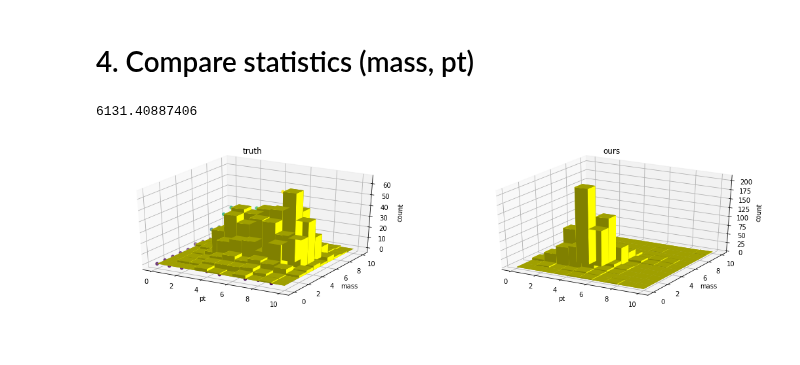
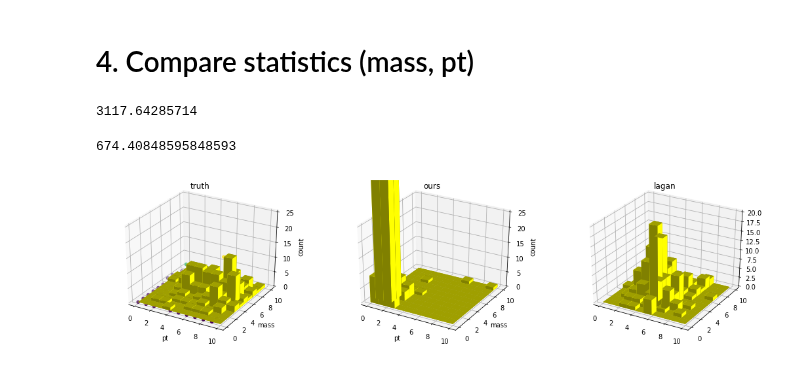
Before and after one commit to adamlu123/SparseImageFlows, a Jupyter notebook: Notebooks/quantize_image.ipynb, the cells around one changed output. Drawn from its saved outputs; the diff is of its cells as text; code cells hidden in the pictures.

```diff
--- a/Notebooks/quantize_image.ipynb
+++ b/Notebooks/quantize_image.ipynb
@@ -27,3 +27,7 @@ image = load_data_LAGAN(subset='background')  # signal
 bins = np.linspace(0,284,285)
 inds = np.digitize(image, bins)
 quantized_image = np.digitize(image, bins, right=False) - 1
+# %%
+with h5py.File(img_dir+'/lagan_data.h5', 'r') as f:
+    samples_lagan = np.asarray(f['lagan_generated_signal_images'])
+print('samples lagan shape', samples_lagan.shape)
@@ -74,7 +86,7 @@ image.mean()
 [figure]
 # %%
 sampledir = '/extra/yadongl10/BIG_sandbox/SparseImageFlows_result/lagan_pixelcnn/Mixture'
-with open(sampledir+'/Mix_discretized_sample_5.pkl', 'rb') as f:
+with open(sampledir+'/Mix_discretized_sample_50.pkl', 'rb') as f:
     x = pkl.load(f)
 sample_sg = np.asarray(x).reshape(-1, 25, 25)
 print(sample_sg.shape)
@@ -112,7 +124,7 @@ plt.legend()
 # %%
 fig, ax = plt.subplots(figsize=(7, 6))
 
-_, bins, _ = plt.hist(image[:1000].ravel(),
+_, bins, _ = plt.hist(image[:200].ravel(),
            bins=np.linspace(0,300,50), histtype='step', label='Truth signal', color='blue')
 
 _, bins, _ = plt.hist(sample_sg.ravel(),  # to make sure have same amount of samples
@@ -156,48 +168,49 @@ class ChiSquareTest(object):
         return count
 # %%
 bins = 10
-n = 1000
-mass, pt = discrete_mass(image[:n]), discrete_pt(image[:n])
+n = 200
+mass, pt = discrete_mass(image[2*n:3*n]), discrete_pt(image[2*n:3*n])
 chi2 = ChiSquareTest(bins=bins, truth=(mass, pt))
 count_truth = chi2.expectation
 
 mass_ours, pt_ours = discrete_mass(sample_sg), discrete_pt(sample_sg)
 distance_ours, count_ours = chi2.getChisquare((mass_ours, pt_ours))
 print(distance_ours)
-# mass_lagan, pt_lagan = discrete_mass(samples_lagan), discrete_pt(samples_lagan)
-# distance_lagan, count_lagan = chi2.getChisquare((mass_lagan, pt_lagan))
-# distance_lagan
+mass_lagan, pt_lagan = discrete_mass(samples_lagan[:n]), discrete_pt(samples_lagan[:n])
+distance_lagan, count_lagan = chi2.getChisquare((mass_lagan, pt_lagan))
+distance_lagan
 # %% [output]
-6131.40887406
+3117.64285714
+674.40848595848593
 # %%
 from mpl_toolkits.mplot3d import Axes3D
 fig = plt.figure(figsize=(18, 4.5))
-ax1 = fig.add_subplot(121, projection='3d')
-ax2 = fig.add_subplot(122, projection='3d')
-# ax3 = fig.add_subplot(133, projection='3d')
+ax1 = fig.add_subplot(131, projection='3d')
+ax2 = fig.add_subplot(132, projection='3d')
+ax3 = fig.add_subplot(133, projection='3d')
 
 _x = np.arange(bins)
 _y = np.arange(bins)
 _xx, _yy = np.meshgrid(_x, _y)
 x, y = _xx.ravel(), _yy.ravel()
 bottom = np.zeros_like(x)
 width = depth = 1
 
 ax1.scatter(x,y,count_truth.ravel(), c=count_truth.ravel())
 ax1.bar3d(x, y, bottom, width, depth, count_truth.ravel(), color="yellow")
 ax2.bar3d(x, y, bottom, width, depth, count_ours.ravel(), color="yellow")
-# ax3.bar3d(x, y, bottom, width, depth, count_lagan.ravel(), color="yellow")
+ax3.bar3d(x, y, bottom, width, depth, count_lagan.ravel(), color="yellow")
 
 ax1.set_title('truth')
 ax2.set_title('ours')
-# ax3.set_title('lagan')
+ax3.set_title('lagan')
 
 for ax in [ax1, ax2]:
-#     ax.set_zlim((0,6000))
+    ax.set_zlim((0,25))
     ax.set_xlabel('pt')
     ax.set_ylabel('mass')
     ax.set_zlabel('count')
 
 plt.show()
 # %% [output]
-[figure, old version]
+[figure, new version]
```
Also changed, not shown: parts of 9 cells of this notebook, 3 other files.
